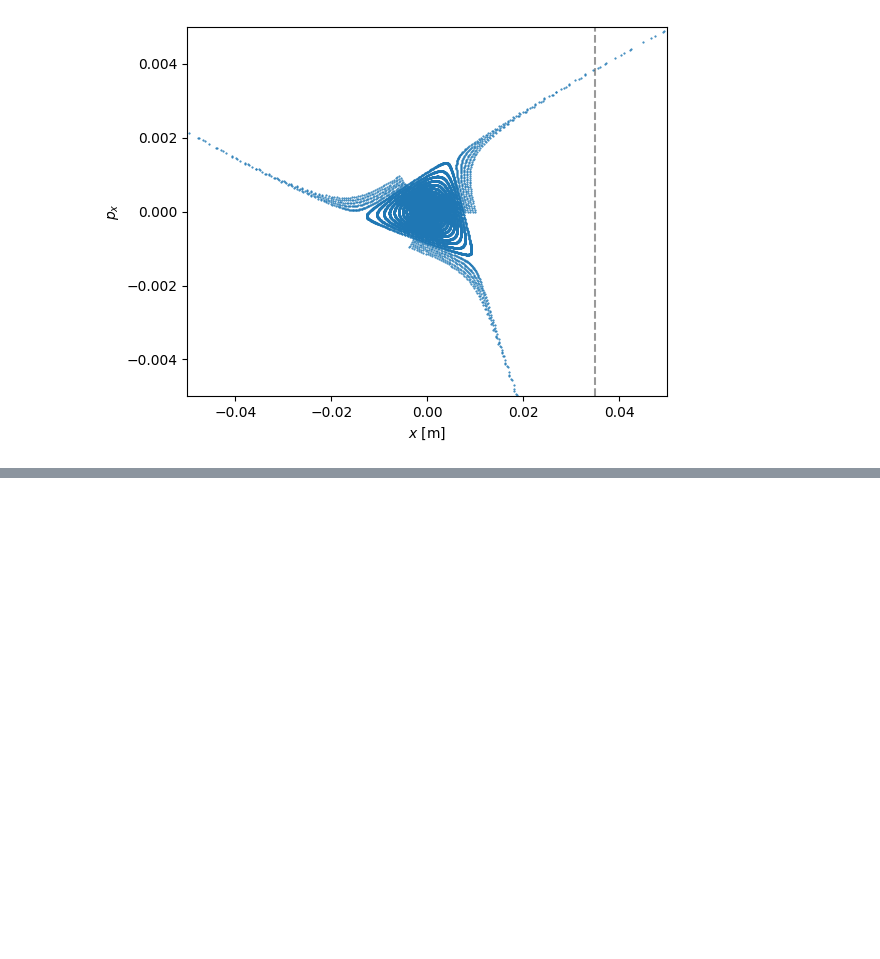
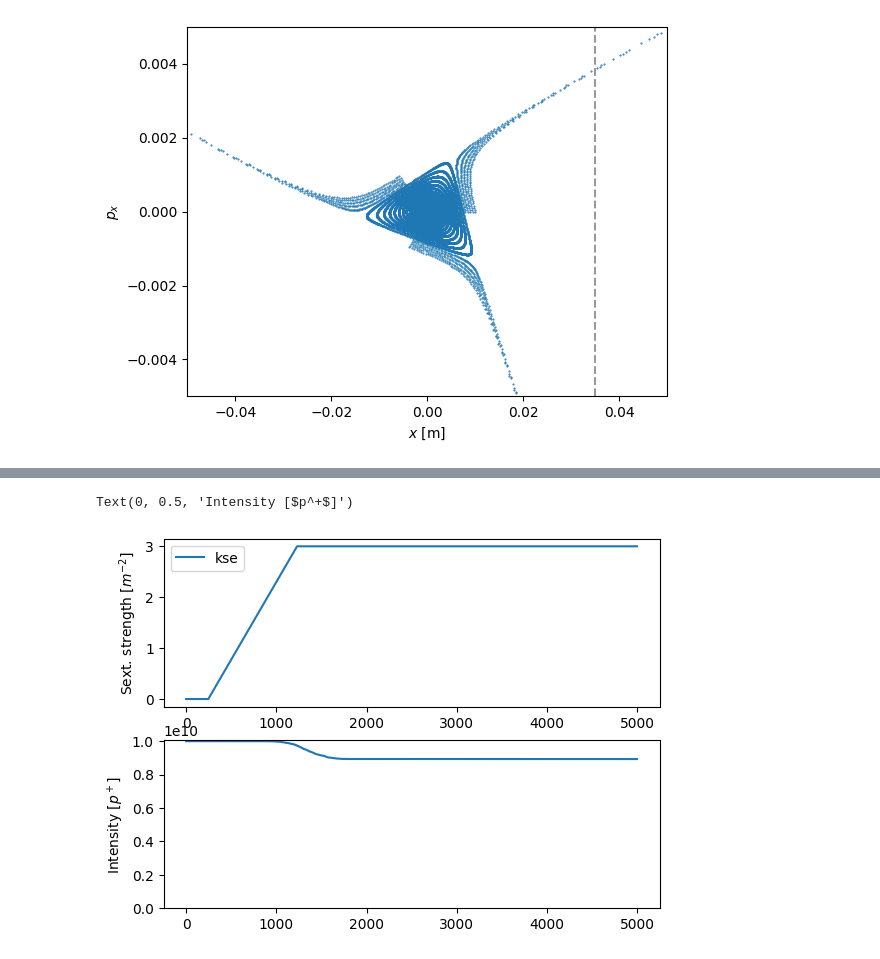
Before and after one commit to xsuite/tutorial_cern_seminar, a Jupyter notebook: notebook_06b_mixed_beams_slow_extraction.ipynb, the cells around one changed output, grey strips where cells are left out. Cells and saved outputs as stored; diff of their text form; code cells hidden in the pictures; blank space fills up the shorter version.

```diff
--- a/notebook_06b_mixed_beams_slow_extraction.ipynb
+++ b/notebook_06b_mixed_beams_slow_extraction.ipynb
@@ -86,0 +122,7 @@ plt.subplots_adjust(left=.15)
+# %%
+line.functions['fun_xsext'] = xt.FunctionPieceWiseLinear(x=[0, 0.1e-3, 0.5e-3], y=[0, 0, 1.])
+
+line.ref['kse'] *= line.functions['fun_xsext'](line.vars['t_turn_s'])
+
+# Inspect the expression
+line.ref['kse']._expr
@@ -86,0 +131,2 @@ plt.subplots_adjust(left=.15)
+# %%
+line['septum_aperture'].max_x = x_septum
@@ -86,0 +151,2 @@ plt.subplots_adjust(left=.15)
+# %%
+line.enable_time_dependent_vars = True
@@ -86,0 +156,15 @@ plt.subplots_adjust(left=.15)
+# %%
+plt.figure()
+
+ax1 = plt.subplot(2,1,1)
+plt.plot(line.log_last_track['kse'], label='kse')
+plt.ylabel('Sext. strength [$m^{-2}$]')
+plt.legend()
+
+ax2 = plt.subplot(2,1,2, sharex=ax1)
+plt.plot(line.log_last_track['intensity'])
+plt.ylim(bottom=0)
+plt.ylabel('Intensity [$p^+$]')
+# %% [output]
+Text(0, 0.5, 'Intensity [$p^+$]')
+[figure, added]
```
Also changed, not shown: parts of 11 cells of this notebook.
